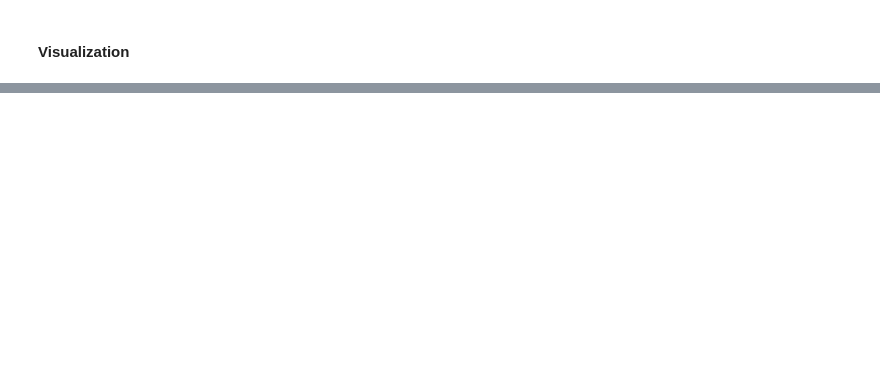
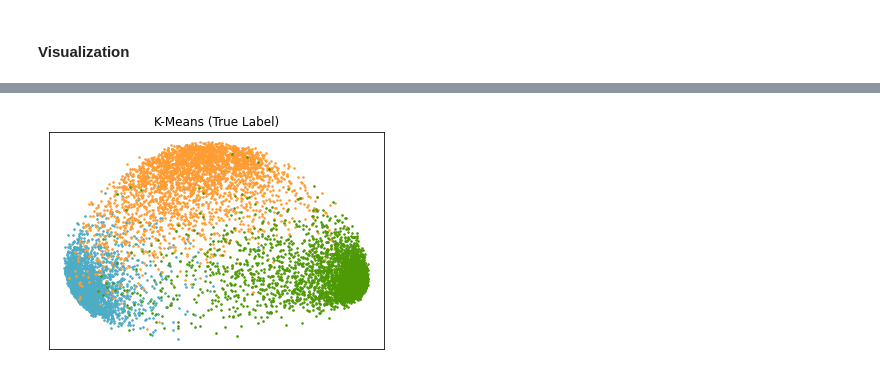
Before and after one commit to mcao516/Pretrained-Language-Model, a Jupyter notebook: TinyBERT/cluster.ipynb, the cells around one changed output, grey strips where cells are left out. Cells and saved outputs as stored; diff of their text form; code cells hidden in the pictures; blank space fills up the shorter version.

```diff
--- a/TinyBERT/cluster.ipynb
+++ b/TinyBERT/cluster.ipynb
@@ -182,4 +188,6 @@ from sklearn.cluster import KMeans
 from sklearn.datasets import make_blobs
 # %%
 cls_feature_numpy = cls_feature_vectors.cpu().numpy()
+# %%
+all_label_ids = all_label_ids.cpu().numpy()
 # %%
@@ -232,0 +249,20 @@ plt.show()
+# %%
+vis_labels = all_label_ids[:10000]
+# %%
+plt.figure(1)
+
+cmap = ['#4EACC5', '#FF9C34', '#4E9A06']
+
+for k in range(3):
+    cluster_data = vis_labels == k
+    plt.scatter(pca_results[cluster_data, 0], pca_results[cluster_data, 1],
+                color=cmap[k], marker='.', s=10)
+
+# plt.scatter(cluster_centers[:, 0], cluster_centers[:, 1], c='black', s=50)
+plt.title("K-Means (True Label)")
+plt.xticks([])
+plt.yticks([])
+plt.savefig('ture_label.png')
+plt.show()
+# %% [output]
+[figure, added]
```
Also changed, not shown: parts of 9 cells of this notebook, 5 other files.
